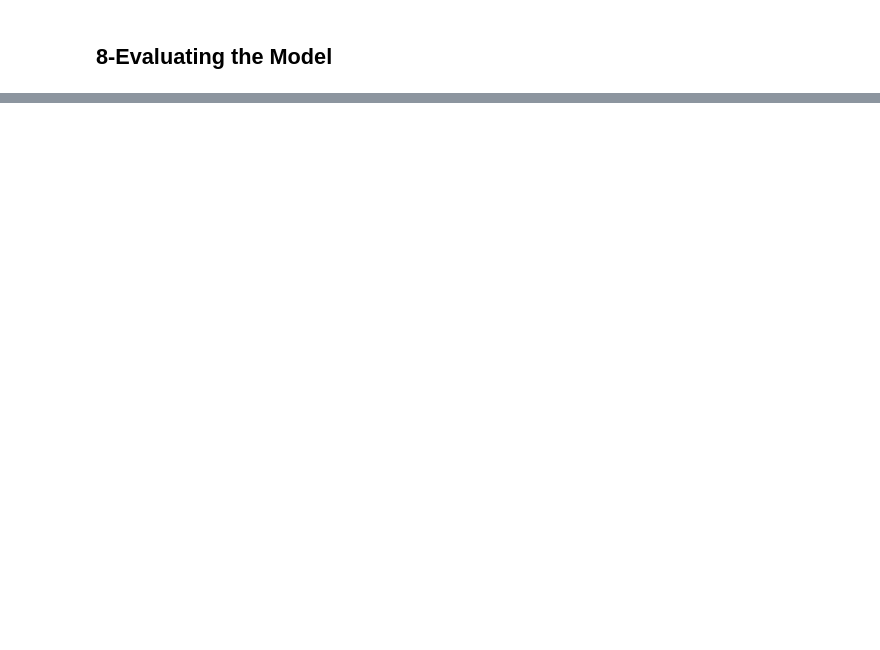
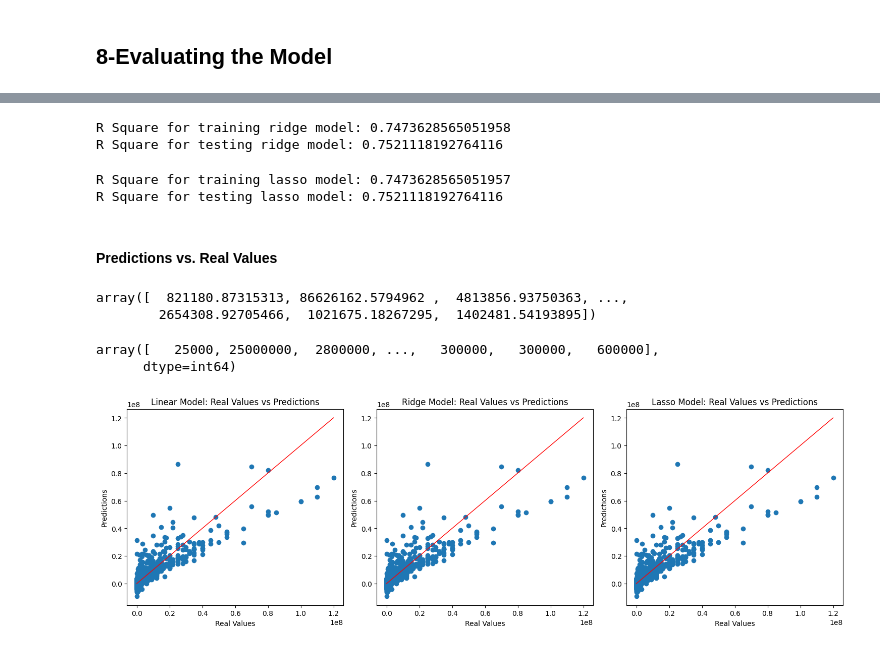
Before and after one commit to Tuwaiq-DS-ML-bootcamp-V-9/Usecase-7, a Jupyter notebook: EDA explain template.ipynb, the cells around one changed output, grey strips where cells are left out. Cells and saved outputs as stored; diff of their text form; code cells hidden in the pictures; blank space fills up the shorter version.

```diff
--- a/EDA explain template.ipynb
+++ b/EDA explain template.ipynb
@@ -700,7 +733,10 @@ LinearRegression()
 ## 6-Testing the Model
 # %%
 # Predict and evaluate the model
-y_pred = model.predict(X_test_scaled)      # Linear regression model
+
+y_pred = model.predict(X_test_scaled)                  # Linear regression model
+y_pred_ridge = best_model_ridge.predict(X_test_scaled) # Ridge model
+y_pred_lasso = best_model_lasso.predict(X_test_scaled) # Lasso model
 # %% [markdown]
 ## 7-Model Interpretation
 # %%
@@ -840,0 +897,63 @@ sns.distplot((y_test-predictions),bins=50); # it's good if we get normal distrib
+# %%
+# Ridge model r2 score
+r2_score_train_ridge = r2_score(y_train, best_model_ridge.predict(X_train_scaled))
+r2_score_test_ridge = r2_score(y_test, y_pred_ridge)
+print(f'R Square for training ridge model: {r2_score_train_ridge}')
+print(f'R Square for testing ridge model: {r2_score_test_ridge}')
+# %% [output]
+R Square for training ridge model: 0.7473628565051958
+R Square for testing ridge model: 0.7521118192764116
+# %%
+# Lasso model r2 score
+r2_score_train_lasso = r2_score(y_train, best_model_lasso.predict(X_train_scaled))
+r2_score_test_lasso = r2_score(y_test, y_pred_lasso)
+print(f'R Square for training lasso model: {r2_score_train_lasso}')
+print(f'R Square for testing lasso model: {r2_score_test_lasso}')
+# %% [output]
+R Square for training lasso model: 0.7473628565051957
+R Square for testing lasso model: 0.7521118192764116
+# %% [markdown]
+#### Predictions vs. Real Values
+# %%
+predictions = model.predict(X_test_scaled)
+predictions
+# %% [output]
+array([  821180.87315313, 86626162.5794962 ,  4813856.93750363, ...,
+        2654308.92705466,  1021675.18267295,  1402481.54193895])
+# %%
+Real_Values = np.array(y_test)
+Real_Values
+# %% [output]
+array([   25000, 25000000,  2800000, ...,   300000,   300000,   600000],
+      dtype=int64)
+# %%
+# Linear Model
+plt.figure(figsize=(15, 5))
+
+plt.subplot(1, 3, 1)
+plt.scatter(y_test, y_pred)
+plt.plot([y_test.min(), y_test.max()], [y_test.min(), y_test.max()], color='red', lw=1)
+plt.xlabel('Real Values')
+plt.ylabel('Predictions')
+plt.title('Linear Model: Real Values vs Predictions')
+
+# Ridge Model
+plt.subplot(1, 3, 2)
+plt.scatter(y_test, y_pred_ridge)
+plt.plot([y_test.min(), y_test.max()], [y_test.min(), y_test.max()], color='red', lw=1)
+plt.xlabel('Real Values')
+plt.ylabel('Predictions')
+plt.title('Ridge Model: Real Values vs Predictions')
+
+# Lasso Model
+plt.subplot(1, 3, 3)
+plt.scatter(y_test, y_pred_lasso)
+plt.plot([y_test.min(), y_test.max()], [y_test.min(), y_test.max()], color='red', lw=1)
+plt.xlabel('Real Values')
+plt.ylabel('Predictions')
+plt.title('Lasso Model: Real Values vs Predictions')
+
+plt.tight_layout()
+plt.show()
+# %% [output]
+[figure, added]
```
Also changed, not shown: parts of 49 cells of this notebook, 1 other file.
